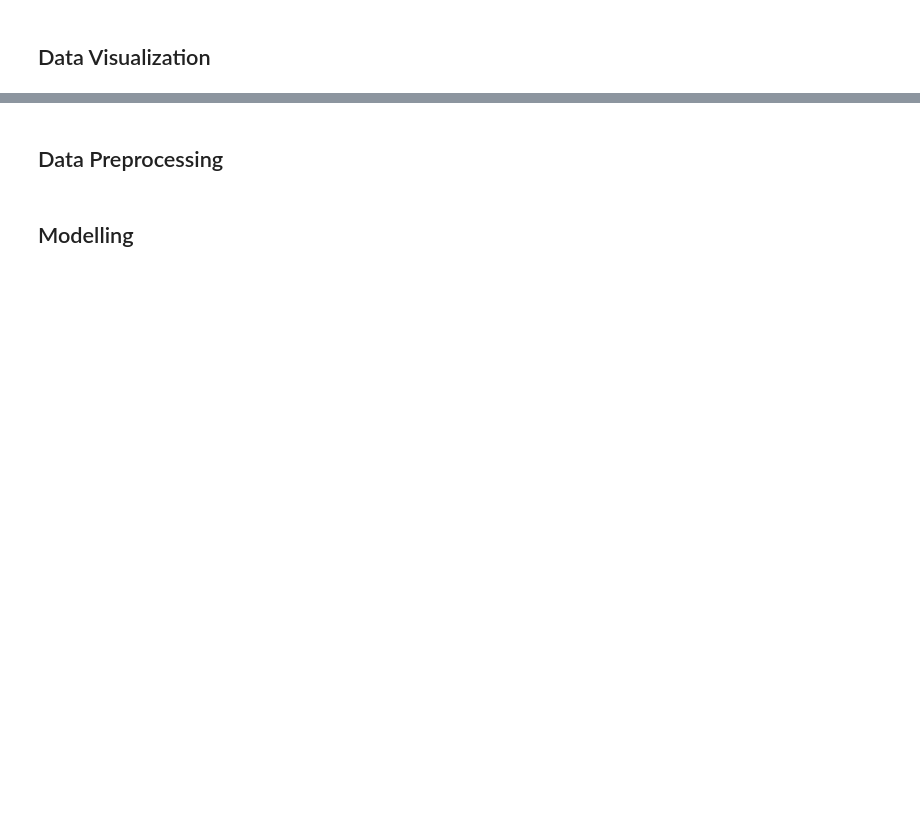
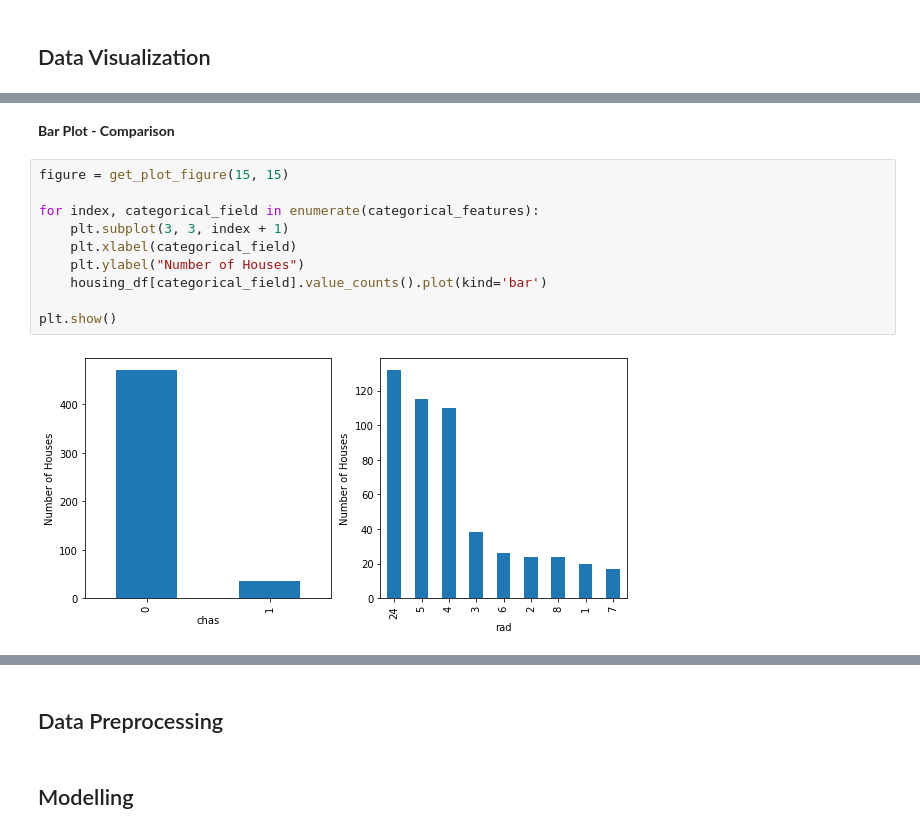
Before and after one commit to MaxZx3000/Boston-Housing-Machine-Learning, a Jupyter notebook: Assignment2_Anthony Kevin Oktavius.ipynb, the cells around one changed output, grey strips where cells are left out. Saved outputs shown, nothing was run; the diff lists cells and outputs as text; blank space fills up the shorter version.

```diff
--- a/Assignment2_Anthony Kevin Oktavius.ipynb
+++ b/Assignment2_Anthony Kevin Oktavius.ipynb
@@ -89,0 +198,14 @@ housing_df.describe()
+# %% [markdown]
+**Bar Plot - Comparison**
+# %%
+figure = get_plot_figure(15, 15)
+
+for index, categorical_field in enumerate(categorical_features):
+    plt.subplot(3, 3, index + 1)
+    plt.xlabel(categorical_field)
+    plt.ylabel("Number of Houses")
+    housing_df[categorical_field].value_counts().plot(kind='bar')
+
+plt.show()
+# %% [output]
+[figure, added]
```
Also changed, not shown: parts of 35 cells of this notebook.
